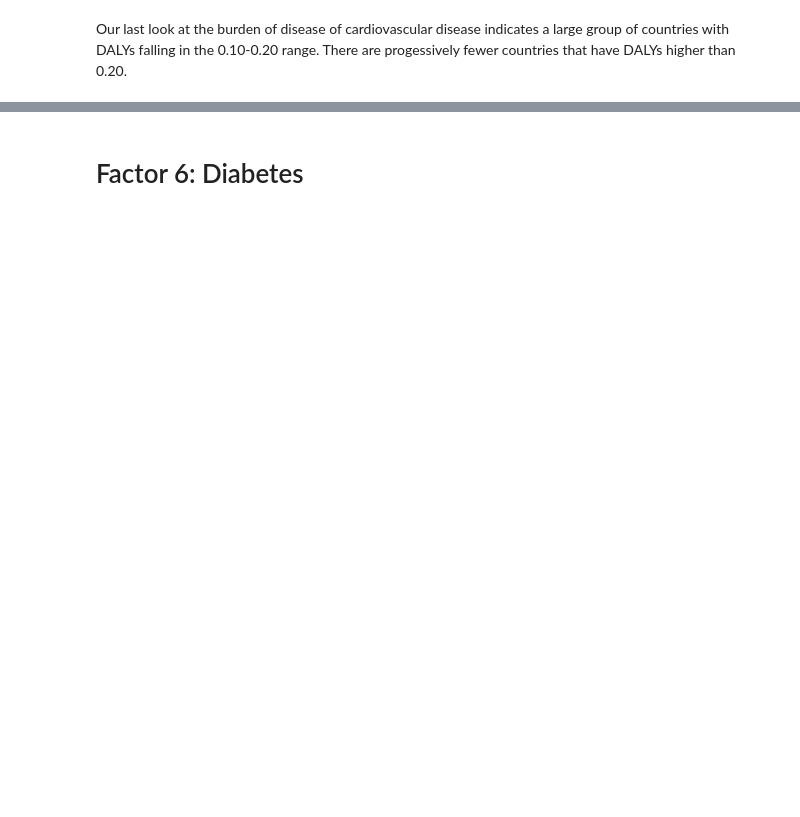
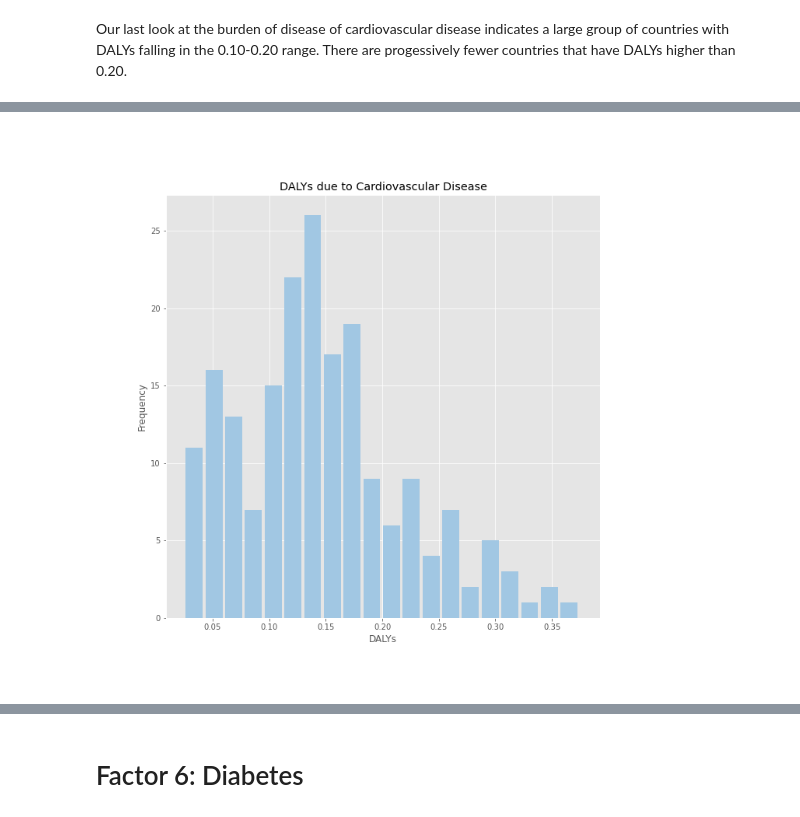
Before and after one commit to dai-ictgeo/covid_19_part_1, a Jupyter notebook: docs/covid_19_clean.ipynb, the cells around one changed output, grey strips where cells are left out. Saved outputs shown, nothing was run; the diff lists cells and outputs as text; code cells hidden in the pictures; blank space fills up the shorter version.

```diff
--- a/docs/covid_19_clean.ipynb
+++ b/docs/covid_19_clean.ipynb
@@ -105,3 +117,7 @@ Our last look at the burden of disease of cardiovascular disease indicates a lar
+# %%
+Image('images/DALYs, Cardiovascular Disease (2017)_hist.png')
+# %% [output]
+[figure, added]
 # %% [markdown]
 ## Factor 5: Respiratory Condition
 Respiratory conditions put people at higher risk for COVID-19. [Symptoms of the virus](https://www.sciencedirect.com/science/article/pii/S0896841120300469?via%3Dihub) include pneumonia, sneezing, and sore throat - all conditions that affect the respiratory system. We used data from the Global Burden of Disease Study 2017 to identify disease burden (measured in DALYs) due to all chronic respiratory diseases. This broader category of diseases includes silicosis, asthma, and lung disease.
```
Also changed, not shown: parts of 19 cells of this notebook, 11 other files.
